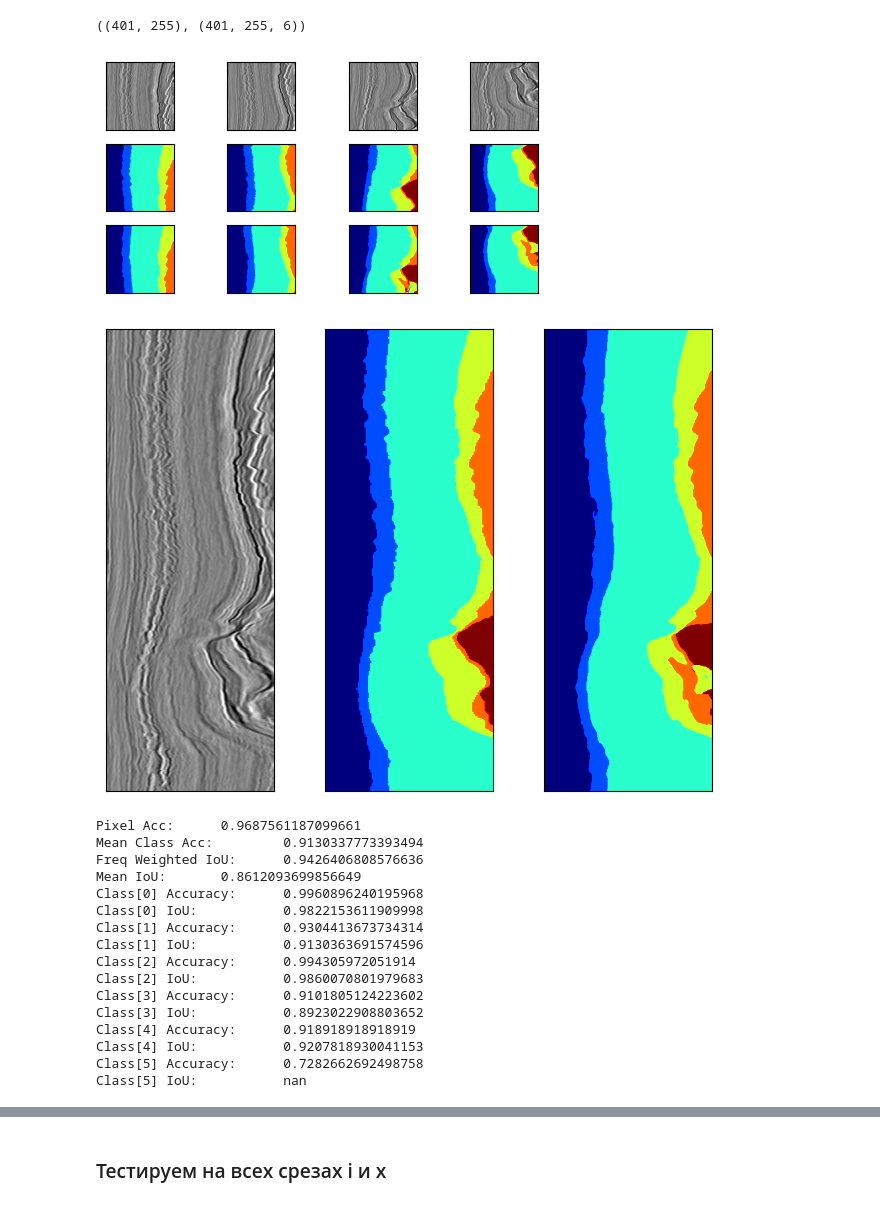
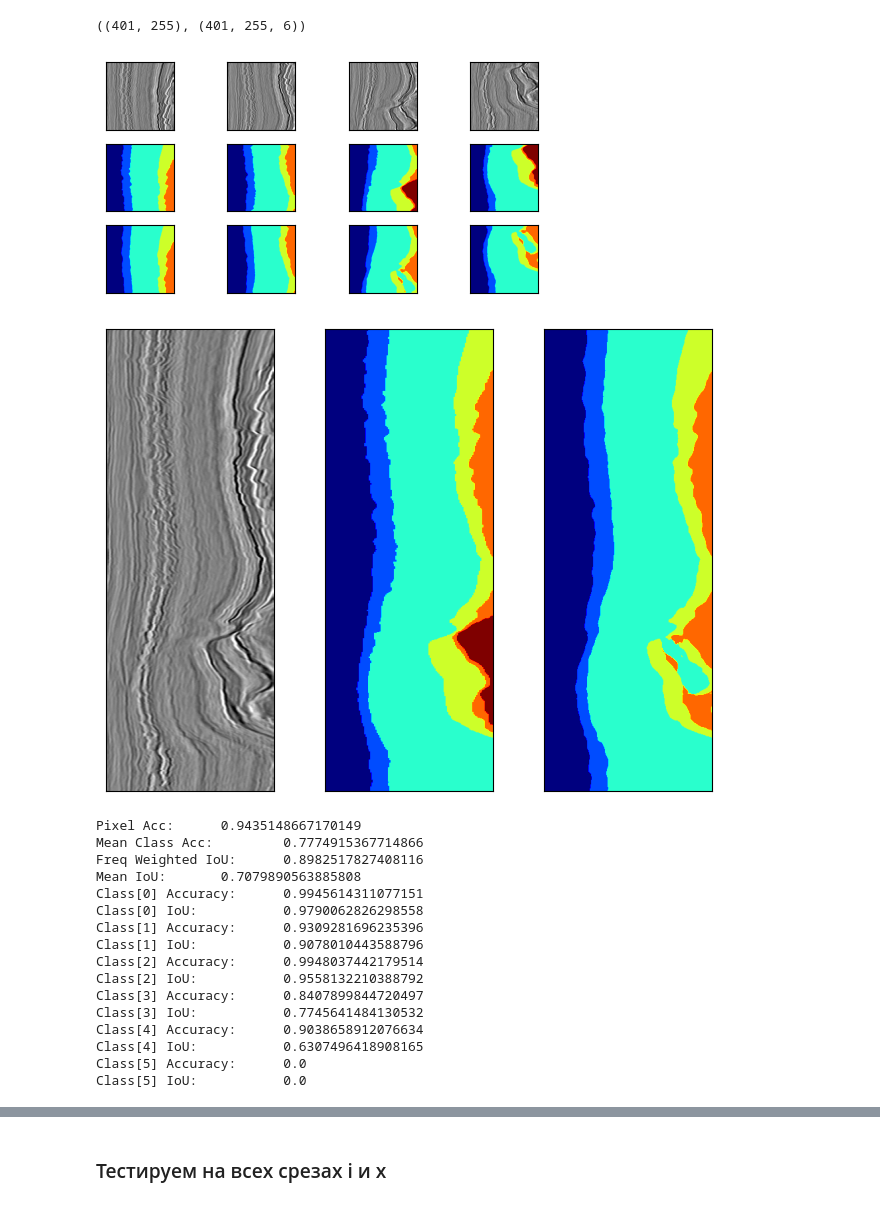
Before and after one commit to ravilkooo/ravil_project, a Jupyter notebook: unet_from_inet.ipynb, the cells around one changed output, grey strips where cells are left out. Saved outputs shown, nothing was run; the diff lists cells and outputs as text; code cells hidden in the pictures.

Commit message:
test notebook

```diff
--- a/unet_from_inet.ipynb
+++ b/unet_from_inet.ipynb
@@ -48,6 +47,6 @@ python_seed = 245
 np_seed = 123
 torch_seed = 321
 torch_cuda_seed = 111
-step = 50
+step = 30
 split_test = 0.15
 learning_rate = 0.001
@@ -59,5 +62,8 @@ params_dict = {
     'torch_cuda_seed' : torch_cuda_seed,
     'step' : step,
     'split_test' : split_test,
-    'learning_rate' : learning_rate
+    'learning_rate' : learning_rate,
+    'batch_size' : batch_size,
+    'num_epochs' : num_epochs,
+    'num_classes' : num_classes
 }
@@ -592,48 +590,48 @@ running_metrics_test = runningScore(num_classes)
 # %%
 _, true_lbls, outputs = test_i_sample(best_model, seismic_example_i, labels_cat_example_i, show_plots=True)
 running_metrics_test.update(np.argmax(true_lbls, axis=-1), np.argmax(outputs, axis=-1))
-score, iu = running_metrics_test.get_scores()
+score, class_iu = running_metrics_test.get_scores()
 running_metrics_test.reset()
 
 for i, m in enumerate(metric_names):
     _s = score[f'{m}: ']
     print(f'{m}: \t{_s}')
 
 for i, _ca in enumerate(score['Class Accuracy: ']):
     print(f'Class[{i}] Accuracy:\t{_ca}')
     print(f'Class[{i}] IoU:     \t{class_iu[i]}')
 
 
 _, true_lbls, outputs = test_i_sample(best_model, seismic_example_i_1, labels_cat_example_i_1, show_plots=True)
 running_metrics_test.update(np.argmax(true_lbls, axis=-1), np.argmax(outputs, axis=-1))
-score, iu = running_metrics_test.get_scores()
+score, class_iu = running_metrics_test.get_scores()
 running_metrics_test.reset()
 
 for i, m in enumerate(metric_names):
     _s = score[f'{m}: ']
     print(f'{m}: \t{_s}')
 
 for i, _ca in enumerate(score['Class Accuracy: ']):
     print(f'Class[{i}] Accuracy:\t{_ca}')
     print(f'Class[{i}] IoU:     \t{class_iu[i]}')
 # %% [output]
-[figure, old version]
+[figure, new version]
-[figure, old version]
+[figure, new version]
-Pixel Acc:      0.9687561187099661
-Mean Class Acc:         0.9130337773393494
-Freq Weighted IoU:      0.9426406808576636
-Mean IoU:       0.8612093699856649
-Class[0] Accuracy:      0.9960896240195968
-Class[0] IoU:           0.9822153611909998
-Class[1] Accuracy:      0.9304413673734314
-Class[1] IoU:           0.9130363691574596
-Class[2] Accuracy:      0.994305972051914
-Class[2] IoU:           0.9860070801979683
-Class[3] Accuracy:      0.9101805124223602
-Class[3] IoU:           0.8923022908803652
-Class[4] Accuracy:      0.918918918918919
-Class[4] IoU:           0.9207818930041153
-Class[5] Accuracy:      0.7282662692498758
-Class[5] IoU:           nan
+Pixel Acc:      0.9435148667170149
+Mean Class Acc:         0.7774915367714866
+Freq Weighted IoU:      0.8982517827408116
+Mean IoU:       0.7079890563885808
+Class[0] Accuracy:      0.9945614311077151
+Class[0] IoU:           0.9790062826298558
+Class[1] Accuracy:      0.9309281696235396
+Class[1] IoU:           0.9078010443588796
+Class[2] Accuracy:      0.9948037442179514
+Class[2] IoU:           0.9558132210388792
+Class[3] Accuracy:      0.8407899844720497
+Class[3] IoU:           0.7745641484130532
+Class[4] Accuracy:      0.9038658912076634
+Class[4] IoU:           0.6307496418908165
+Class[5] Accuracy:      0.0
+Class[5] IoU:           0.0
 [figure]
 [figure]
```
Also changed, not shown: parts of 40 cells of this notebook, 2 other files.
